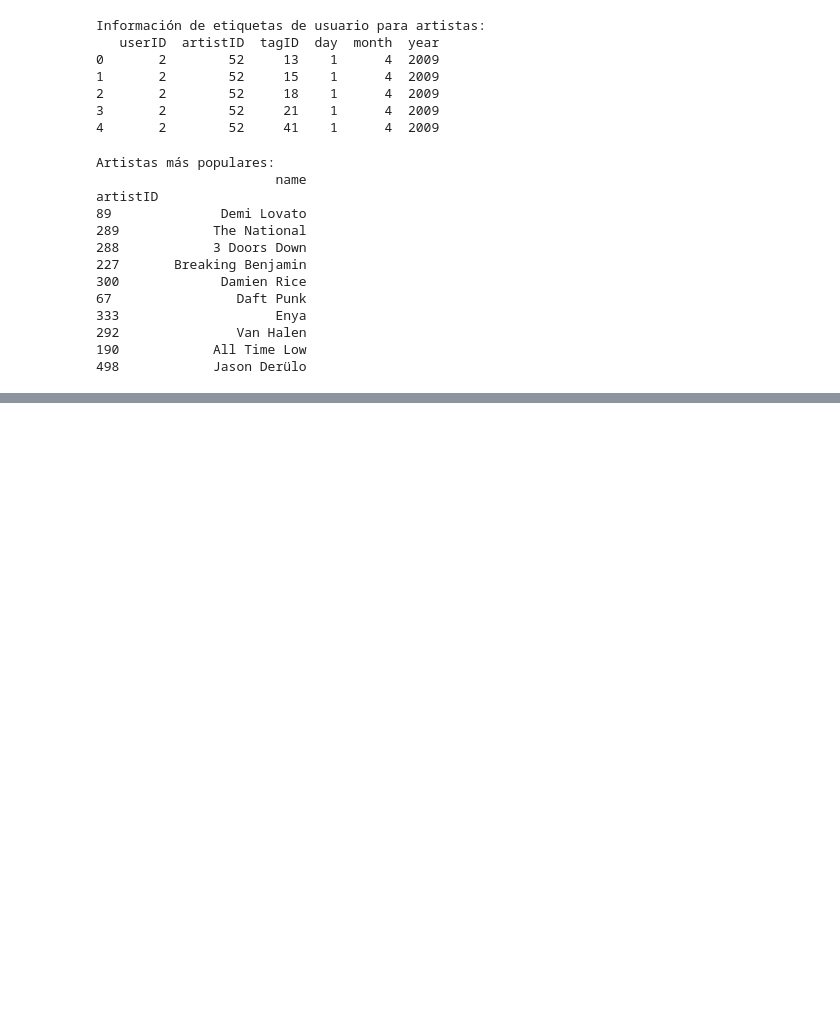
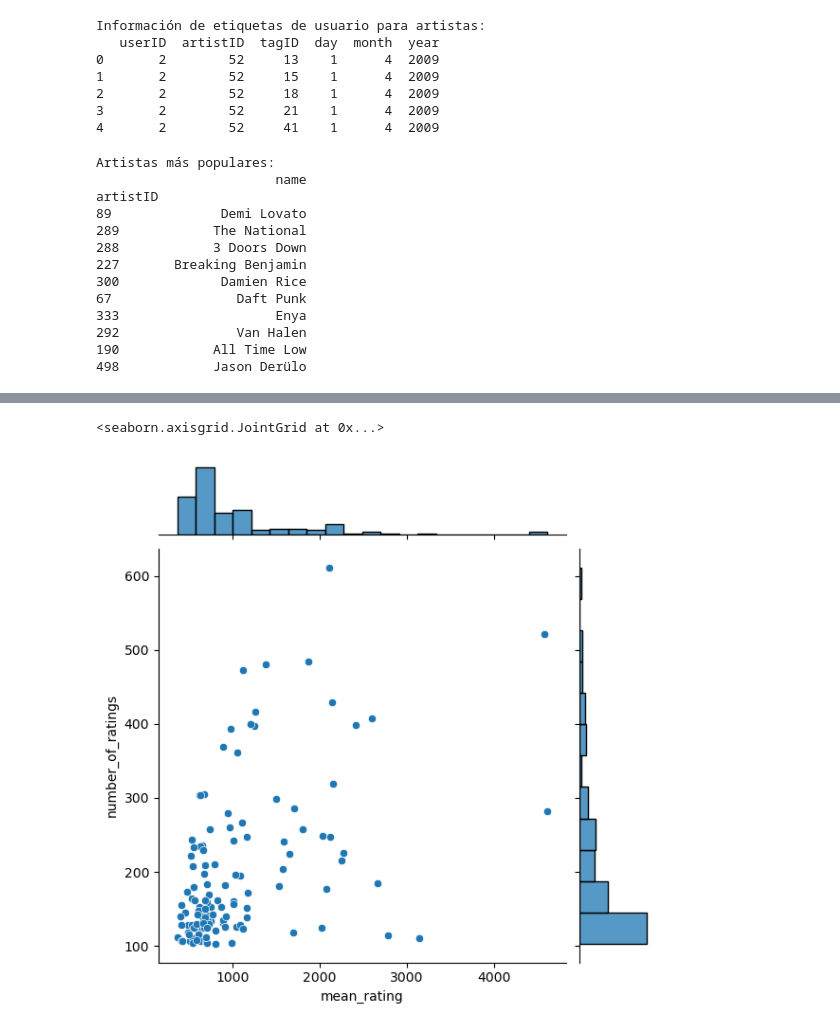
Before and after one commit to beasicilia14/ML3_Project2, a Jupyter notebook: ml3_project2.ipynb, the cells around one changed output, grey strips where cells are left out. Saved outputs shown, nothing was run; the diff lists cells and outputs as text; code cells hidden in the pictures; blank space fills up the shorter version.

Commit message:
user-based

```diff
--- a/ml3_project2.ipynb
+++ b/ml3_project2.ipynb
@@ -96,0 +117,6 @@ plt.show()
+# %%
+# Merge users and artist datasets
+df = pd.merge(users, artists, on='artistID', how='inner')
+
+# Take a look at the data
+df.head()
@@ -96,0 +136,8 @@ plt.show()
+# %%
+# Aggregate by artist
+agg_ratings = df.groupby('name').agg(mean_rating = ('weight', 'mean'),
+                                                number_of_ratings = ('weight', 'count')).reset_index()
+
+# Keep the artist with over 100 ratings
+agg_ratings_GT100 = agg_ratings[agg_ratings['number_of_ratings']>100]
+agg_ratings_GT100.info()
@@ -96,0 +165,6 @@ plt.show()
+# %%
+# Visulization
+sns.jointplot(x='mean_rating', y='number_of_ratings', data=agg_ratings_GT100)
+# %% [output]
+<seaborn.axisgrid.JointGrid at 0x...>
+[figure, added]
```
Also changed, not shown: parts of 25 cells of this notebook.
